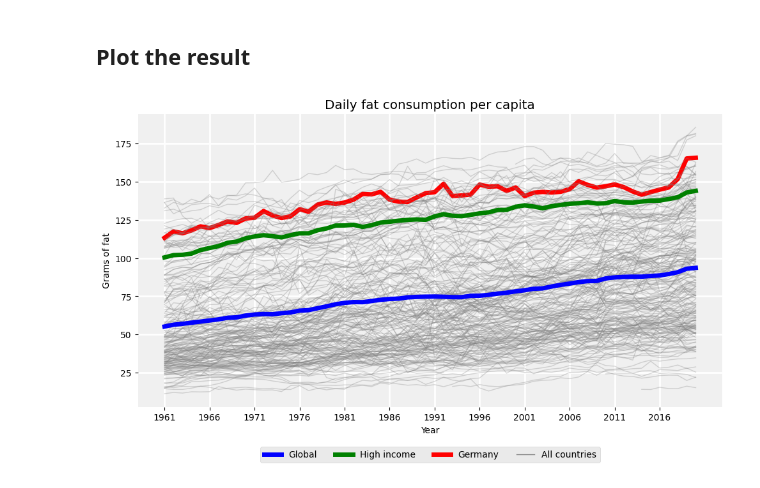
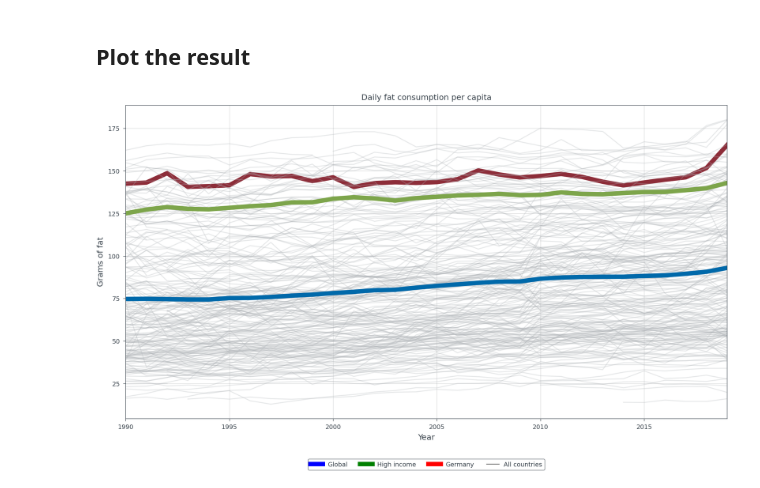
Before and after one commit to sykoravojtech/IHD_germany_2024, a Jupyter notebook: exp/exp_NNT_001_FatConsumptionPerCapita.ipynb, the cells around one changed output. Drawn from its saved outputs; the diff is of its cells as text; code cells hidden in the pictures.

Commit message:
Plotting.
Changing to tueplots. Adding the function for three plots combined.

```diff
--- a/exp/exp_NNT_001_FatConsumptionPerCapita.ipynb
+++ b/exp/exp_NNT_001_FatConsumptionPerCapita.ipynb
@@ -60,12 +62,14 @@ df
 # %% [markdown]
 ## Plot the result
 # %%
+%autoreload 2
+
 plot_value_per_year_GER_HIC_GLO(
-    df,
+    df[(df['Year']>=1990) & (df['Year']<=2019)],
     xticks = 5,
     output_fig_path = OUTPUT_PATH + "FatConsumptionPerCapita.pdf",
     xlabel = 'Year',
     ylabel = "Grams of fat",
     title = "Daily fat consumption per capita")
 # %% [output]
-[figure, old version]
+[figure, new version]
```
Also changed, not shown: parts of 1 cell of this notebook, 5 other files.
